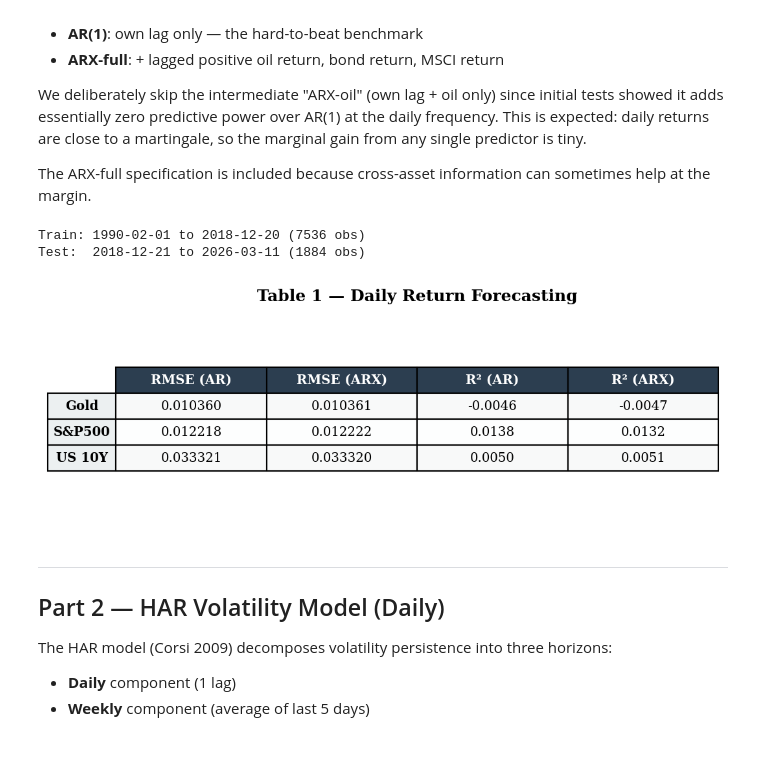
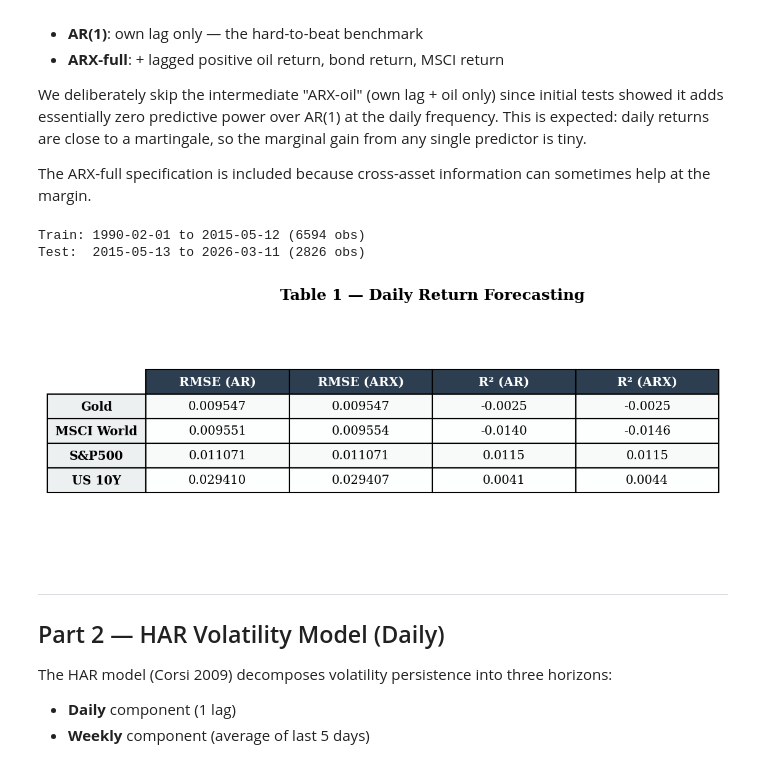
Before and after one commit to yaz212id/EMiF_OIL_Project, a Jupyter notebook: notebooks/daily_macro_notebook.ipynb, the cells around one changed output. Drawn from its saved outputs; the diff is of its cells as text; code cells hidden in the pictures.

```diff
--- a/notebooks/daily_macro_notebook.ipynb
+++ b/notebooks/daily_macro_notebook.ipynb
@@ -103,37 +103,37 @@ The ARX-full specification is included because cross-asset information can somet
 # %%
 # lagged regressors (all shifted by 1 day to avoid look-ahead)
 df['r_oil_pos_lag'] = df['r_oil_pos'].shift(1)
 df['r_bond_lag']    = df['r_bond'].shift(1)
 df['r_msci_lag']    = df['r_msci'].shift(1)
 
 targets = {"Gold": "r_gold", "S&P500": "r_sp500", "US 10Y": "r_bond", "MSCI World": "r_msci"}
 for col in targets.values():
     df[f"{col}_lag"] = df[col].shift(1)
 
-# train / test split (80/20)
+# train / test split (70/30)
 d = df.dropna().copy()
-split = int(len(d) * 0.8)
+split = int(len(d) * 0.7)
 train_d, test_d = d.iloc[:split], d.iloc[split:]
 print(f"Train: {train_d.index[0].date()} to {train_d.index[-1].date()} ({len(train_d)} obs)")
 print(f"Test:  {test_d.index[0].date()} to {test_d.index[-1].date()} ({len(test_d)} obs)")
 
 # --- OOS comparison: AR(1) vs ARX-full ---
 rows = []
 for name, y in targets.items():
     lag = f"{y}_lag"
     for label, xcols in [("AR", [lag]),
                           ("ARX", [lag, 'r_oil_pos_lag'])]:
         (rmse, mae, r2), _ = run_ols(train_d, test_d, y, xcols)
         rows.append({"Asset": name, "Model": label,
                      "RMSE": f"{rmse:.6f}", "MAE": f"{mae:.6f}", "R²": f"{r2:.4f}"})
 
 tbl1 = pd.DataFrame(rows).pivot(index="Asset", columns="Model", values=["RMSE", "R²"])
 tbl1.columns = [f"{v} ({m})" for v, m in tbl1.columns]
 show_table(tbl1, "Table 1 — Daily Return Forecasting", "table1_daily_ret.png")
 # %% [output]
-Train: 1990-02-01 to 2018-12-20 (7536 obs)
-Test:  2018-12-21 to 2026-03-11 (1884 obs)
+Train: 1990-02-01 to 2015-05-12 (6594 obs)
+Test:  2015-05-13 to 2026-03-11 (2826 obs)
-[figure, old version]
+[figure, new version]
 # %% [markdown]
 ---
 ## Part 2 — HAR Volatility Model (Daily)
```
Also changed, not shown: parts of 14 cells of this notebook.
